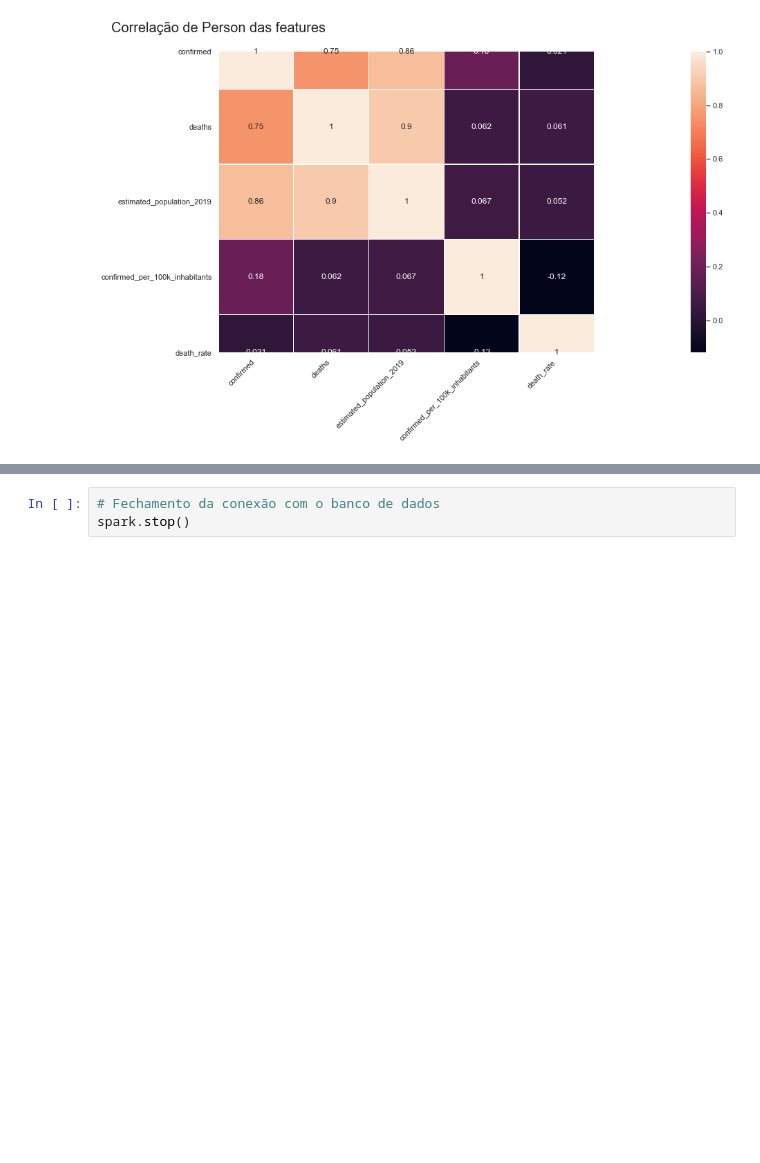
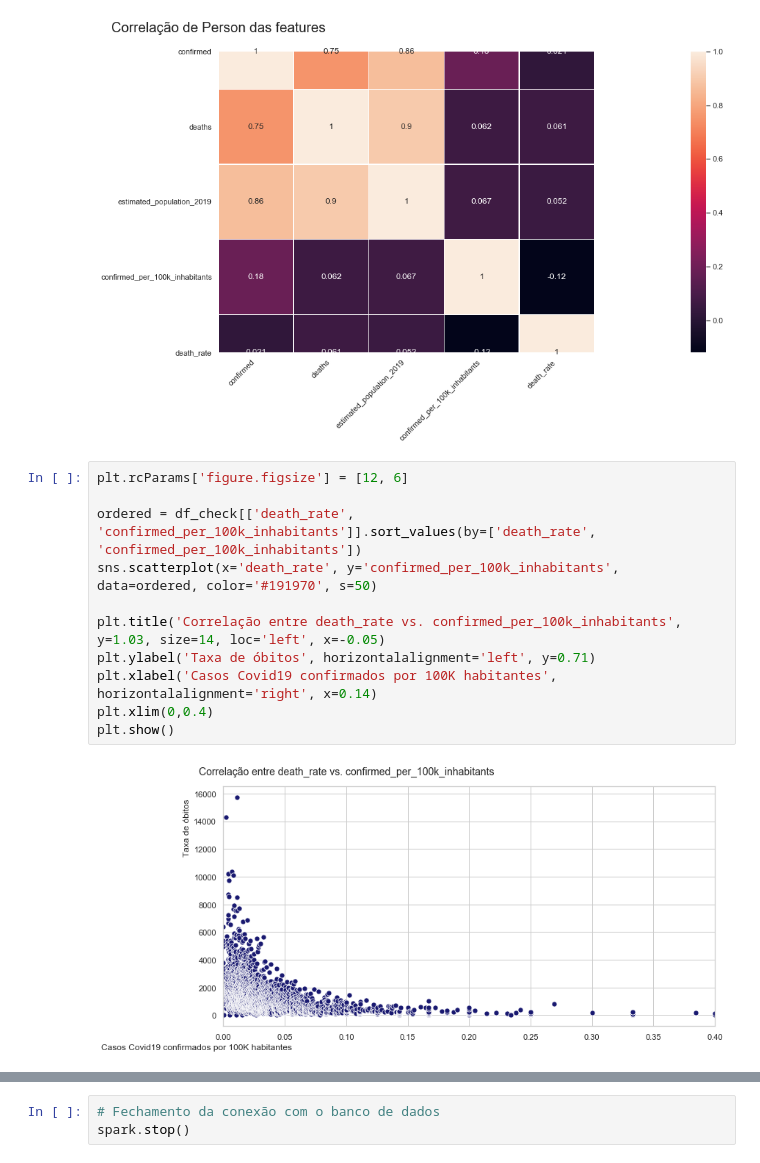
Before and after one commit to marcoguinter/aed_projeto3, a Jupyter notebook: covid19.ipynb, the cells around one changed output, grey strips where cells are left out. Drawn from its saved outputs; the diff is of its cells as text; blank space fills up the shorter version.

```diff
--- a/covid19.ipynb
+++ b/covid19.ipynb
@@ -1087,6 +1096,19 @@ plt.xticks(rotation=45, ha='right')
 plt.show()
 # %% [output]
 [figure]
+# %%
+plt.rcParams['figure.figsize'] = [12, 6]
+
+ordered = df_check[['death_rate', 'confirmed_per_100k_inhabitants']].sort_values(by=['death_rate', 'confirmed_per_100k_inhabitants'])
+sns.scatterplot(x='death_rate', y='confirmed_per_100k_inhabitants', data=ordered, color='#191970', s=50)
+
+plt.title('Correlação entre death_rate vs. confirmed_per_100k_inhabitants', y=1.03, size=14, loc='left', x=-0.05)
+plt.ylabel('Taxa de óbitos', horizontalalignment='left', y=0.71)
+plt.xlabel('Casos Covid19 confirmados por 100K habitantes', horizontalalignment='right', x=0.14)
+plt.xlim(0,0.4)
+plt.show()
+# %% [output]
+[figure, added]
 # %%
 # Dataset final do acumulado do último dia com dados
 df = getData("SELECT * FROM caso WHERE date='2020-08-07' AND place_type='city'").toPandas()
```
Also changed, not shown: parts of 9 cells of this notebook.
